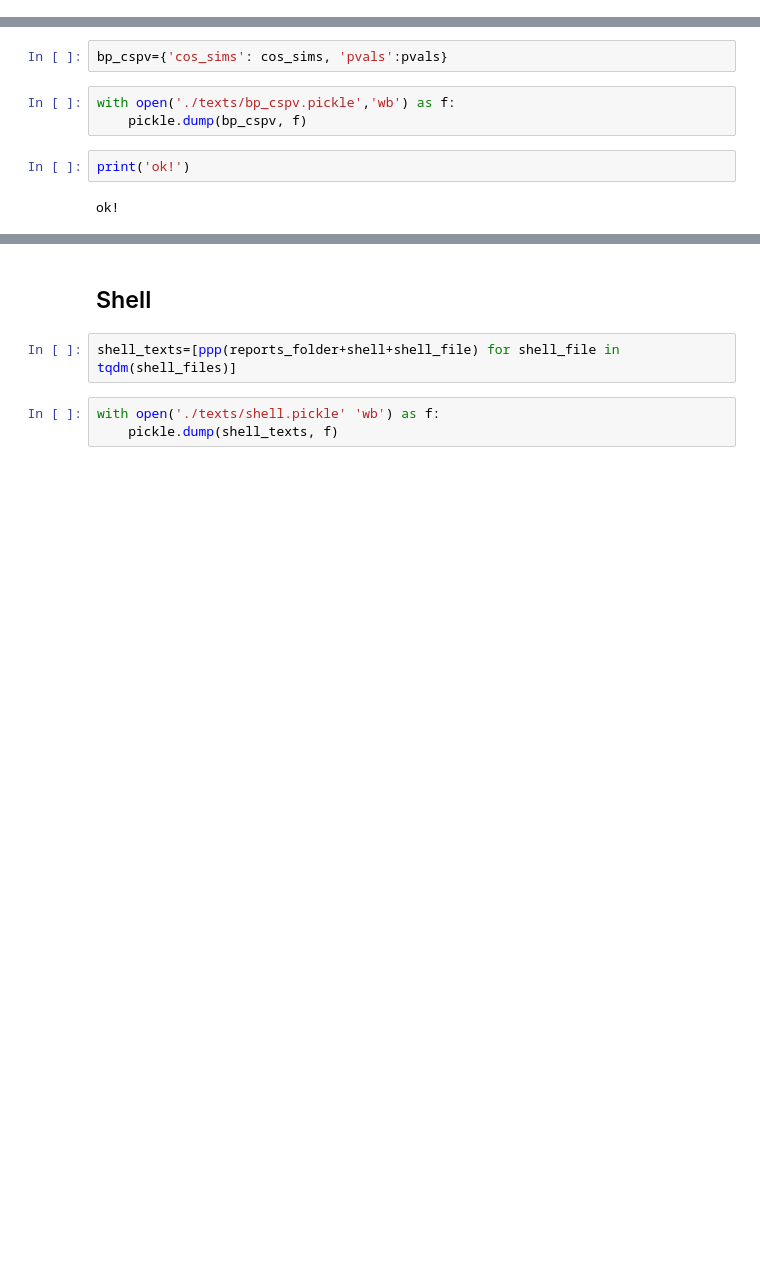
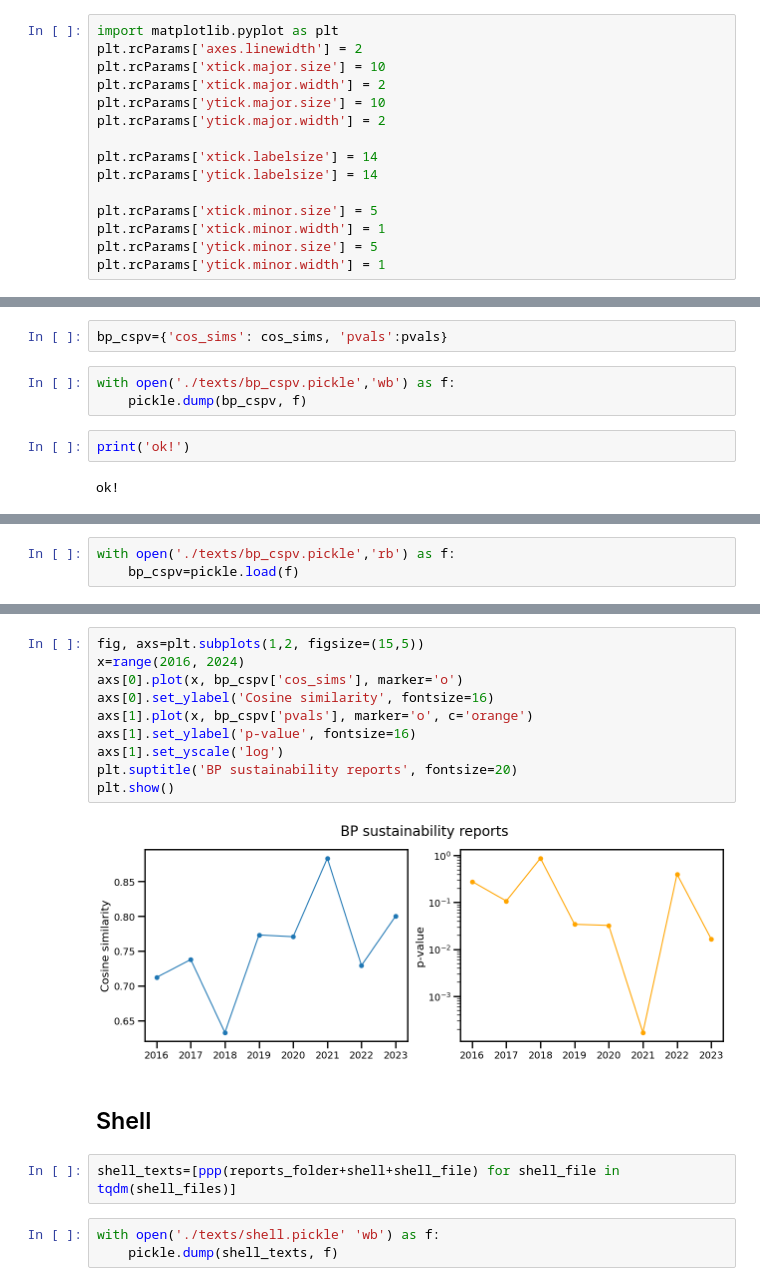
Before and after one commit to fabiosaracco/sdg_repos, a Jupyter notebook: 1_1_Me_against_myself.ipynb, the cells around one changed output, grey strips where cells are left out. Saved outputs shown, nothing was run; the diff lists cells and outputs as text; blank space fills up the shorter version.

Commit message:
first plot

```diff
--- a/1_1_Me_against_myself.ipynb
+++ b/1_1_Me_against_myself.ipynb
@@ -9,6 +9,21 @@ from tqdm.notebook import trange, tqdm
 # %%
 from tesste import tesste
 from ppp import ppp
+# %%
+import matplotlib.pyplot as plt
+plt.rcParams['axes.linewidth'] = 2
+plt.rcParams['xtick.major.size'] = 10
+plt.rcParams['xtick.major.width'] = 2
+plt.rcParams['ytick.major.size'] = 10
+plt.rcParams['ytick.major.width'] = 2
+
+plt.rcParams['xtick.labelsize'] = 14
+plt.rcParams['ytick.labelsize'] = 14
+
+plt.rcParams['xtick.minor.size'] = 5
+plt.rcParams['xtick.minor.width'] = 1
+plt.rcParams['ytick.minor.size'] = 5
+plt.rcParams['ytick.minor.width'] = 1
 # %% [markdown]
 ## Data
 # %%
@@ -69,0 +83,3 @@ ok!
+# %%
+with open('./texts/bp_cspv.pickle','rb') as f:
+    bp_cspv=pickle.load(f)
@@ -70,3 +105,15 @@ ok!
+# %%
+fig, axs=plt.subplots(1,2, figsize=(15,5))
+x=range(2016, 2024)
+axs[0].plot(x, bp_cspv['cos_sims'], marker='o')
+axs[0].set_ylabel('Cosine similarity', fontsize=16)
+axs[1].plot(x, bp_cspv['pvals'], marker='o', c='orange')
+axs[1].set_ylabel('p-value', fontsize=16)
+axs[1].set_yscale('log')
+plt.suptitle('BP sustainability reports', fontsize=20)
+plt.show()
+# %% [output]
+[figure, added]
 # %% [markdown]
 ## Shell
 # %%
```
Also changed, not shown: parts of 3 cells of this notebook.
